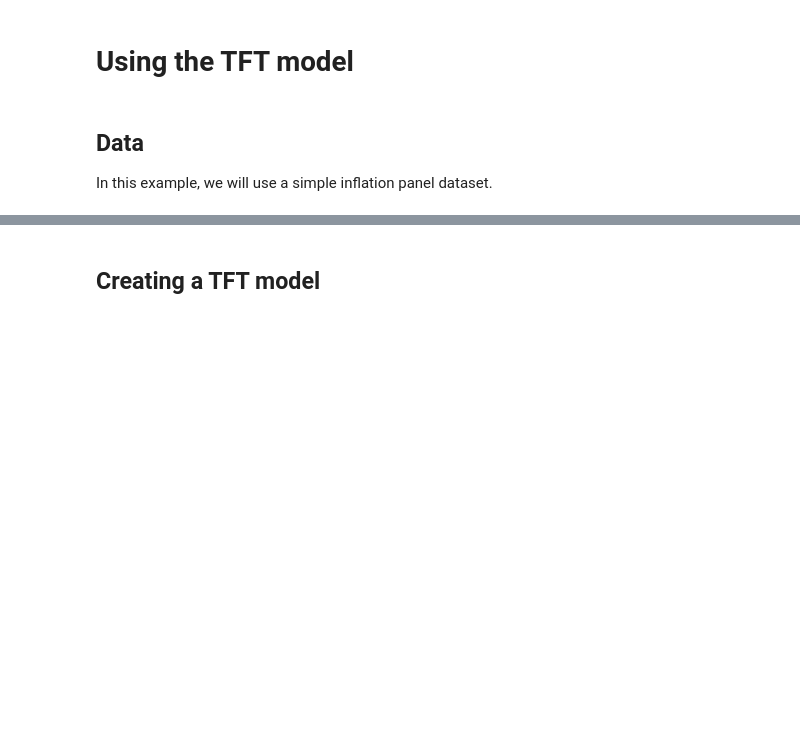
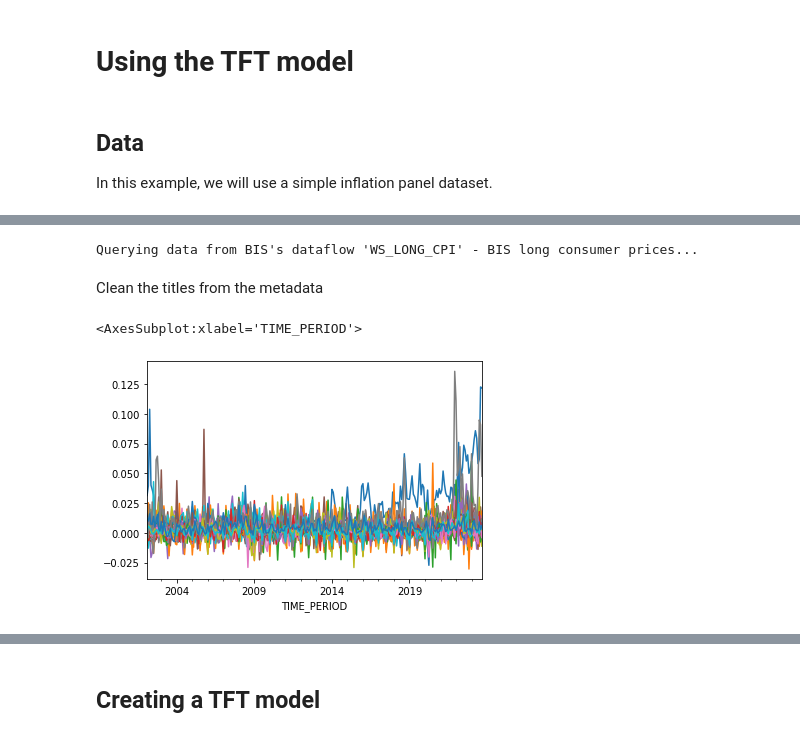
Before and after one commit to dkgaraujo/TemporalFusionTransformers, a Jupyter notebook: temporal_fusion_transformers.ipynb, the cells around one changed output, grey strips where cells are left out. Drawn from its saved outputs; the diff is of its cells as text; code cells hidden in the pictures; blank space fills up the shorter version.

```diff
--- a/temporal_fusion_transformers.ipynb
+++ b/temporal_fusion_transformers.ipynb
@@ -1571,0 +1563,23 @@ Name: dataflow, Length: 3137, dtype: object
+# %%
+df_cpi = load_SDMX_data(
+    sources={'BIS': 'WS_LONG_CPI'},
+    keys={'FREQ': 'M'},
+    params={'startPeriod': 2002}
+)
+# %% [output]
+Querying data from BIS's dataflow 'WS_LONG_CPI' - BIS long consumer prices...
+# %%
+df_cpi = df_cpi['2002-01-01':'2023-09-01']
+cpi_cols = df_cpi.dropna(how='all', axis=1).columns
+# %%
+# keep only one observation per country, retaining only the ones ending in 628 (in opposition to 771)
+df_infl = df_cpi[[c for c in cpi_cols if '628' in c and c != 'BIS__WS_LONG_CPI_M__AE__628']].pct_change(periods=1).dropna(how='all')
+# %% [markdown]
+Clean the titles from the metadata
+# %%
+df_infl.columns = [c.split('__')[2] for c in df_infl.columns]
+# %%
+df_infl.plot(legend=False)
+# %% [output]
+<AxesSubplot:xlabel='TIME_PERIOD'>
+[figure, added]
```
Also changed, not shown: parts of 66 cells of this notebook, 1 other file.
